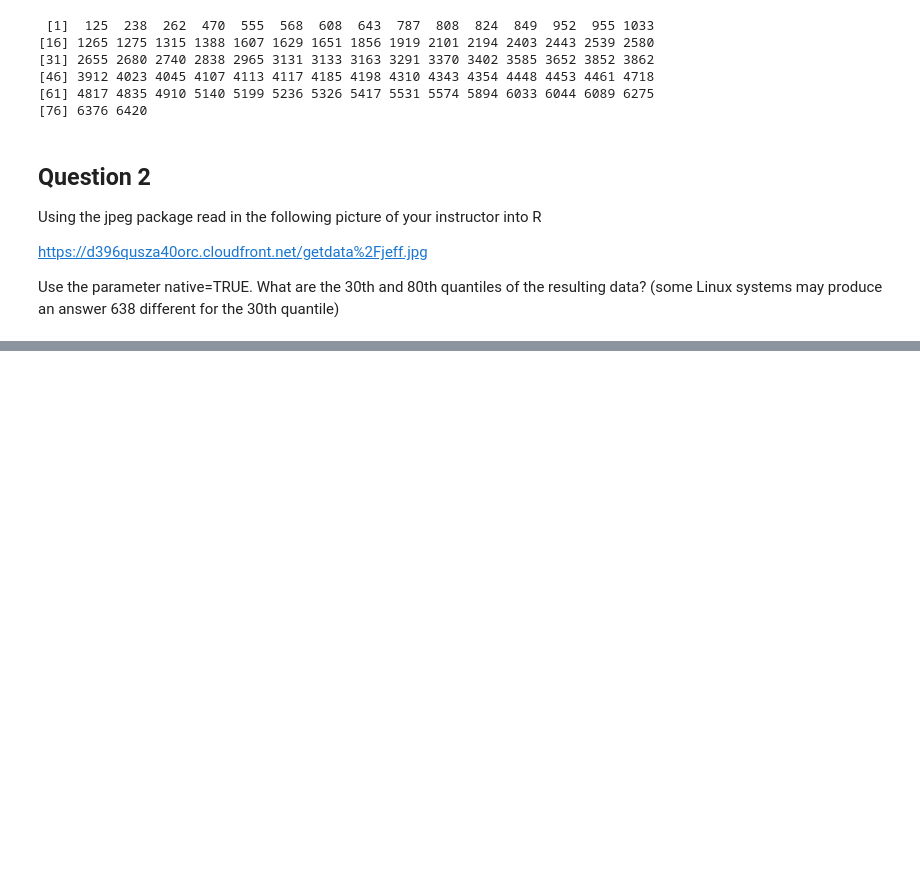
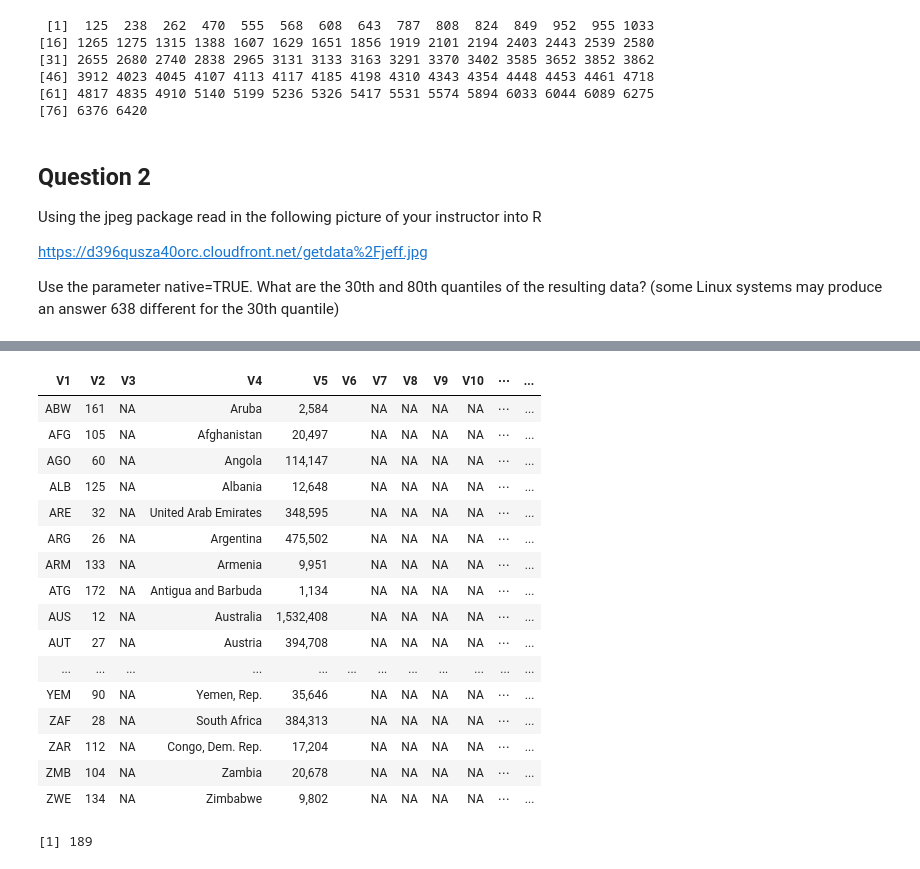
Before and after one commit to goyder/r-jupyter, a Jupyter notebook: data-cleaning/Week 3 Quiz.ipynb, the cells around one changed output, grey strips where cells are left out. Cells and saved outputs as stored; diff of their text form; code cells hidden in the pictures; blank space fills up the shorter version.

```diff
--- a/data-cleaning/Week 3 Quiz.ipynb
+++ b/data-cleaning/Week 3 Quiz.ipynb
@@ -91,0 +161,3 @@ ERROR: Error in library(jpeg): there is no package called ‘jpeg’
+# %%
+gdp <- read.csv("data/GDP.csv", skip=5, header = FALSE)
+fedstats <- read.csv("data/FEDSTATS.csv")
@@ -91,0 +178,2 @@ ERROR: Error in library(jpeg): there is no package called ‘jpeg’
+# %%
+gdp <- gdp[gdp$V2 != "", ]
@@ -91,0 +214,26 @@ ERROR: Error in library(jpeg): there is no package called ‘jpeg’
+# %%
+df.merged <- merge(gdp, fedstats, by.x="V1", by.y="CountryCode")
+# %%
+df.merged
+# %% [output]
+| V1 | V2 | V3 | V4 | V5 | V6 | V7 | V8 | V9 | V10 | ⋯ | ... |
+| ABW | 161 | NA | Aruba | 2,584 |  | NA | NA | NA | NA | ⋯ | ... |
+| AFG | 105 | NA | Afghanistan | 20,497 |  | NA | NA | NA | NA | ⋯ | ... |
+| AGO | 60 | NA | Angola | 114,147 |  | NA | NA | NA | NA | ⋯ | ... |
+| ALB | 125 | NA | Albania | 12,648 |  | NA | NA | NA | NA | ⋯ | ... |
+| ARE | 32 | NA | United Arab Emirates | 348,595 |  | NA | NA | NA | NA | ⋯ | ... |
+| ARG | 26 | NA | Argentina | 475,502 |  | NA | NA | NA | NA | ⋯ | ... |
+| ARM | 133 | NA | Armenia | 9,951 |  | NA | NA | NA | NA | ⋯ | ... |
+| ATG | 172 | NA | Antigua and Barbuda | 1,134 |  | NA | NA | NA | NA | ⋯ | ... |
+| AUS | 12 | NA | Australia | 1,532,408 |  | NA | NA | NA | NA | ⋯ | ... |
+| AUT | 27 | NA | Austria | 394,708 |  | NA | NA | NA | NA | ⋯ | ... |
+| ... | ... | ... | ... | ... | ... | ... | ... | ... | ... | ... | ... |
+| YEM | 90 | NA | Yemen, Rep. | 35,646 |  | NA | NA | NA | NA | ⋯ | ... |
+| ZAF | 28 | NA | South Africa | 384,313 |  | NA | NA | NA | NA | ⋯ | ... |
+| ZAR | 112 | NA | Congo, Dem. Rep. | 17,204 |  | NA | NA | NA | NA | ⋯ | ... |
+| ZMB | 104 | NA | Zambia | 20,678 |  | NA | NA | NA | NA | ⋯ | ... |
+| ZWE | 134 | NA | Zimbabwe | 9,802 |  | NA | NA | NA | NA | ⋯ | ... |
+# %%
+length(df.merged$Long.Name[df.merged$Long.Name != ""])
+# %% [output]
+[1] 189
```
Also changed, not shown: parts of 24 cells of this notebook, 5 other files.
